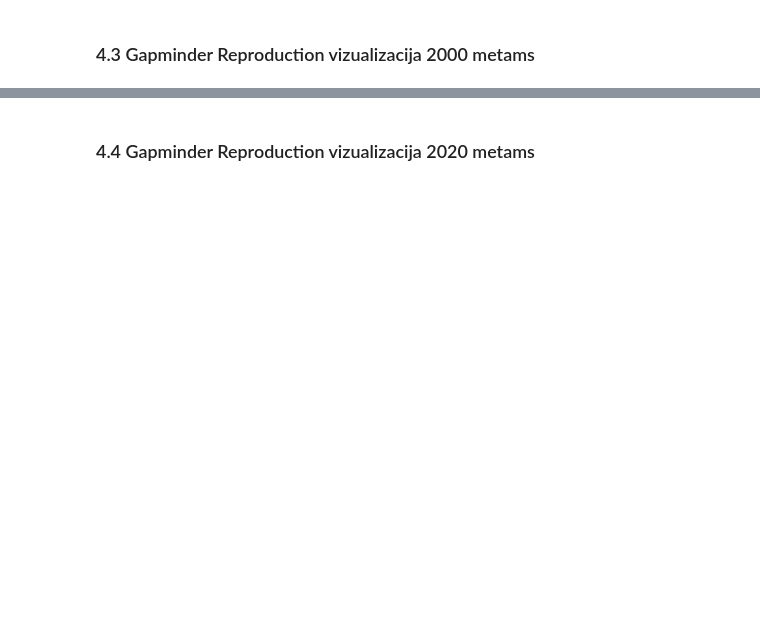
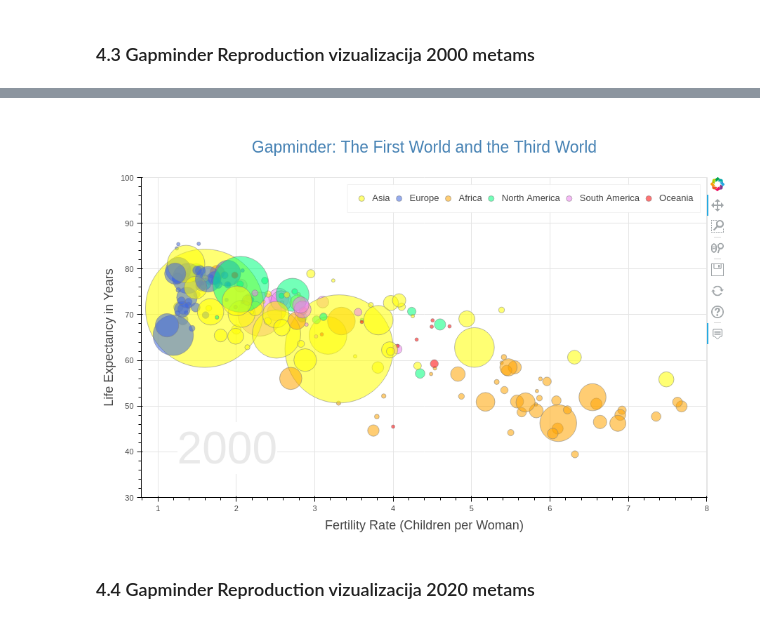
Before and after one commit to lajmcourses/CloningGapminder, a Jupyter notebook: 01_Initial_Data_Analysis.ipynb, the cells around one changed output, grey strips where cells are left out. Drawn from its saved outputs; the diff is of its cells as text; code cells hidden in the pictures; blank space fills up the shorter version.

```diff
--- a/01_Initial_Data_Analysis.ipynb
+++ b/01_Initial_Data_Analysis.ipynb
@@ -790,3 +817,19 @@ show(p)
+# %%
+# Displaying the plot
+
+if DISPLAY_PLOT_AS_IMAGE:
+
+    # Export image file
+    img = "plots/gapminder_snapshot_2000.png"
+    img_file = export_png(p, filename=img)
+
+    # Display Image
+    display(Image(filename=img))
+
+else:
+    show(p)
+# %% [output]
+[figure, added]
 # %% [markdown]
 ### 4.4 Gapminder Reproduction vizualizacija 2020 metams
 # %%
```
Also changed, not shown: parts of 21 cells of this notebook, 1 other file.
